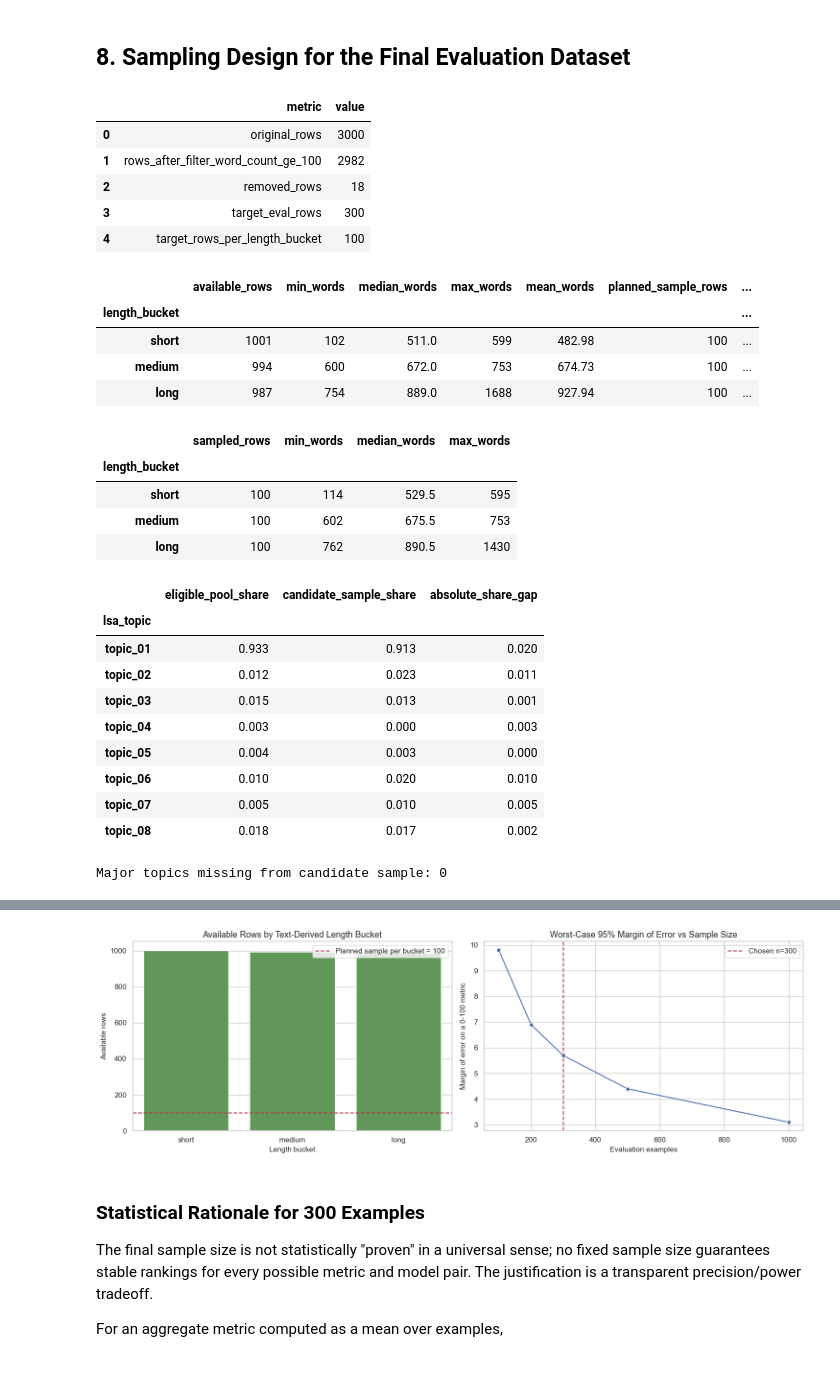
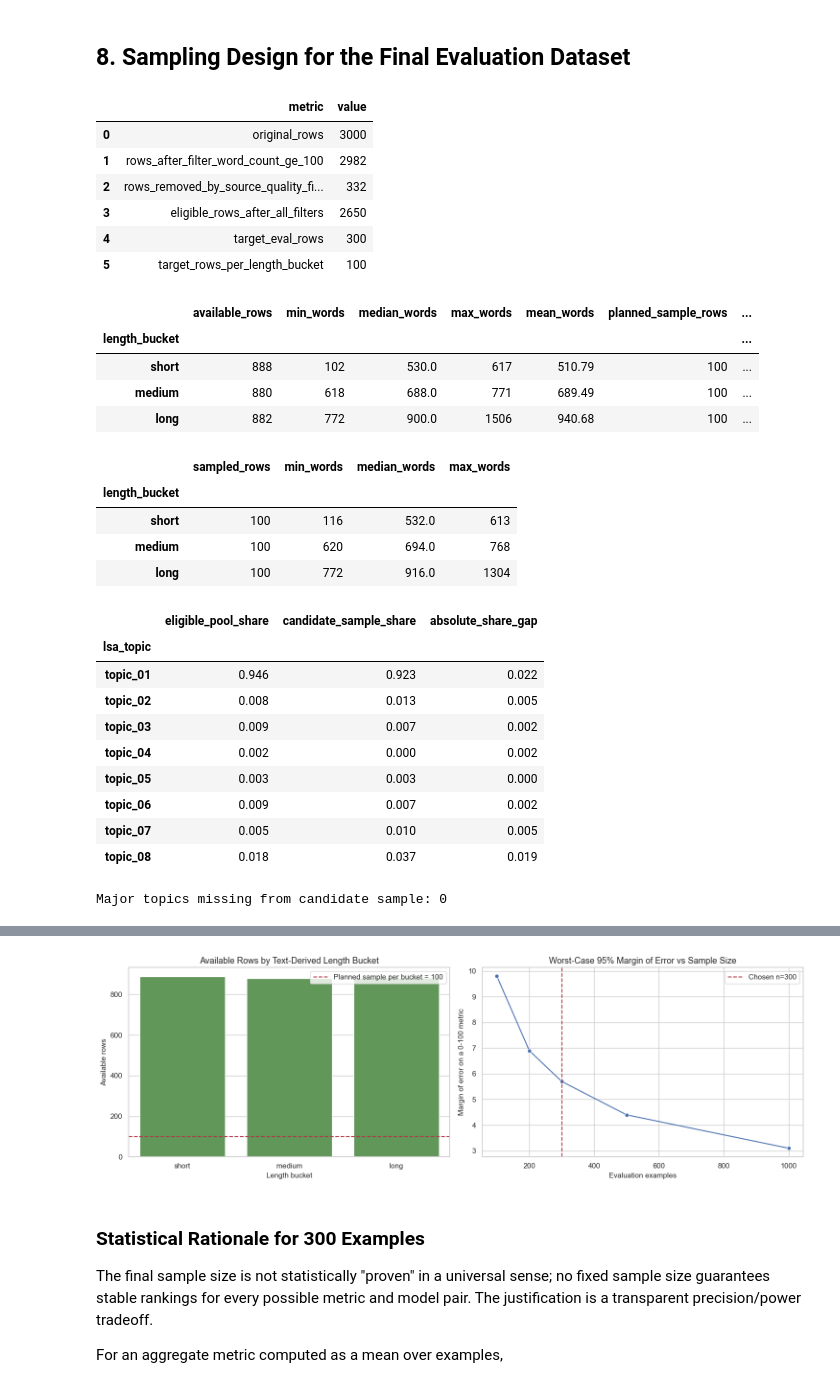
Before and after one commit to MingFengC/aisg_eval, a Jupyter notebook: part1.ipynb, the cells around one changed output, grey strips where cells are left out. Drawn from its saved outputs; the diff is of its cells as text; code cells hidden in the pictures.

```diff
--- a/part1.ipynb
+++ b/part1.ipynb
@@ -98,25 +63,9 @@ The EDA is designed to run without installing extra packages. That matters for K
 # %% [markdown]
 ## 1. Load Dataset
 # %%
-# Load from Hugging Face first, with a local parquet fallback for offline or restricted environments.
-load_error = None
-try:
-    with contextlib.redirect_stderr(io.StringIO()):
-        dataset = load_dataset(DATASET_NAME)
-    df = dataset["train"].to_pandas()
-    data_source = f"Hugging Face Hub: {DATASET_NAME}"
-except Exception as exc:
-    load_error = repr(exc)
-    if not LOCAL_PARQUET.exists():
-        raise FileNotFoundError(
-            f"Could not load {DATASET_NAME} and local fallback does not exist: {LOCAL_PARQUET}"
-        ) from exc
-    df = pd.read_parquet(LOCAL_PARQUET)
-    data_source = f"Local parquet fallback: {LOCAL_PARQUET}"
+dataset = load_dataset(DATASET_NAME)
+df = dataset["train"].to_pandas()
 
-print(f"Data source: {data_source}")
-if load_error:
-    print(f"Hub load fallback reason: {load_error[:300]}")
 print(f"Rows: {len(df):,}")
 print(f"Columns: {len(df.columns):,}")
 print(f"Column names: {list(df.columns)}")
@@ -736,7 +791,13 @@ MIN_WORDS = 100
 TARGET_EVAL_SIZE = 300
 TARGET_PER_BUCKET = TARGET_EVAL_SIZE // 3
 
-valid_pool = eda.loc[eda["word_count"] >= MIN_WORDS].copy()
+eda["looks_incomplete_or_truncated"] = eda["text"].map(looks_incomplete_text)
+eda["has_explicit_assistant_artifact"] = eda["text"].map(has_llm_artifact_text)
+min_word_pool = eda.loc[eda["word_count"] >= MIN_WORDS].copy()
+valid_pool = min_word_pool.loc[
+    (~min_word_pool["looks_incomplete_or_truncated"])
+    & (~min_word_pool["has_explicit_assistant_artifact"])
+].copy()
 valid_pool["length_bucket"] = pd.qcut(
     valid_pool["word_count"],
     q=3,
@@ -764,8 +825,9 @@ bucket_summary["planned_sample_pct_of_bucket"] = (
 
 display(pd.DataFrame([
     {"metric": "original_rows", "value": len(eda)},
-    {"metric": f"rows_after_filter_word_count_ge_{MIN_WORDS}", "value": len(valid_pool)},
-    {"metric": "removed_rows", "value": len(eda) - len(valid_pool)},
+    {"metric": f"rows_after_filter_word_count_ge_{MIN_WORDS}", "value": len(min_word_pool)},
+    {"metric": "rows_removed_by_source_quality_filters", "value": len(min_word_pool) - len(valid_pool)},
+    {"metric": "eligible_rows_after_all_filters", "value": len(valid_pool)},
     {"metric": "target_eval_rows", "value": TARGET_EVAL_SIZE},
     {"metric": "target_rows_per_length_bucket", "value": TARGET_PER_BUCKET},
 ]))
@@ -843,50 +905,51 @@ axes[0].set_title("Available Rows by Text-Derived Length Bucket")
 axes[0].set_xlabel("Length bucket")
 axes[0].set_ylabel("Available rows")
 axes[0].legend()
 
 sns.lineplot(data=precision_table, x="n", y="worst_case_95pct_moe_on_0_100_metric", marker="o", ax=axes[1])
 axes[1].axvline(TARGET_EVAL_SIZE, color="#b23a48", linestyle="--", label="Chosen n=300")
 axes[1].set_title("Worst-Case 95% Margin of Error vs Sample Size")
 axes[1].set_xlabel("Evaluation examples")
 axes[1].set_ylabel("Margin of error on a 0-100 metric")
 axes[1].legend()
 plt.tight_layout()
 plt.show()
 # %% [output]
 |  | metric | value |
 | 0 | original_rows | 3000 |
 | 1 | rows_after_filter_word_count_ge_100 | 2982 |
-| 2 | removed_rows | 18 |
-| 3 | target_eval_rows | 300 |
-| 4 | target_rows_per_length_bucket | 100 |
+| 2 | rows_removed_by_source_quality_fi... | 332 |
+| 3 | eligible_rows_after_all_filters | 2650 |
+| 4 | target_eval_rows | 300 |
+| 5 | target_rows_per_length_bucket | 100 |
 |  | available_rows | min_words | median_words | max_words | mean_words | planned_sample_rows | ... |
 | length_bucket |  |  |  |  |  |  | ... |
-| short | 1001 | 102 | 511.0 | 599 | 482.98 | 100 | ... |
-| medium | 994 | 600 | 672.0 | 753 | 674.73 | 100 | ... |
-| long | 987 | 754 | 889.0 | 1688 | 927.94 | 100 | ... |
+| short | 888 | 102 | 530.0 | 617 | 510.79 | 100 | ... |
+| medium | 880 | 618 | 688.0 | 771 | 689.49 | 100 | ... |
+| long | 882 | 772 | 900.0 | 1506 | 940.68 | 100 | ... |
 |  | sampled_rows | min_words | median_words | max_words |
 | length_bucket |  |  |  |  |
-| short | 100 | 114 | 529.5 | 595 |
-| medium | 100 | 602 | 675.5 | 753 |
-| long | 100 | 762 | 890.5 | 1430 |
+| short | 100 | 116 | 532.0 | 613 |
+| medium | 100 | 620 | 694.0 | 768 |
+| long | 100 | 772 | 916.0 | 1304 |
 |  | eligible_pool_share | candidate_sample_share | absolute_share_gap |
 | lsa_topic |  |  |  |
-| topic_01 | 0.933 | 0.913 | 0.020 |
-| topic_02 | 0.012 | 0.023 | 0.011 |
-| topic_03 | 0.015 | 0.013 | 0.001 |
-| topic_04 | 0.003 | 0.000 | 0.003 |
-| topic_05 | 0.004 | 0.003 | 0.000 |
-| topic_06 | 0.010 | 0.020 | 0.010 |
+| topic_01 | 0.946 | 0.923 | 0.022 |
+| topic_02 | 0.008 | 0.013 | 0.005 |
+| topic_03 | 0.009 | 0.007 | 0.002 |
+| topic_04 | 0.002 | 0.000 | 0.002 |
+| topic_05 | 0.003 | 0.003 | 0.000 |
+| topic_06 | 0.009 | 0.007 | 0.002 |
 | topic_07 | 0.005 | 0.010 | 0.005 |
-| topic_08 | 0.018 | 0.017 | 0.002 |
+| topic_08 | 0.018 | 0.037 | 0.019 |
 Major topics missing from candidate sample: 0
 |  | n | worst_case_95pct_moe_on_0_1_metric | worst_case_95pct_moe_on_0_100_metric | paired_mde_as_fraction_of_sd_80pc... |
 | 0 | 100 | 0.098 | 9.8 | 0.280 |
 | 1 | 200 | 0.069 | 6.9 | 0.198 |
 | 2 | 300 | 0.057 | 5.7 | 0.162 |
 | 3 | 500 | 0.044 | 4.4 | 0.125 |
 | 4 | 1000 | 0.031 | 3.1 | 0.089 |
-[figure, old version]
+[figure, new version]
 # %% [markdown]
 ### Statistical Rationale for 300 Examples
 
```
Also changed, not shown: parts of 31 cells of this notebook, 22 other files.
